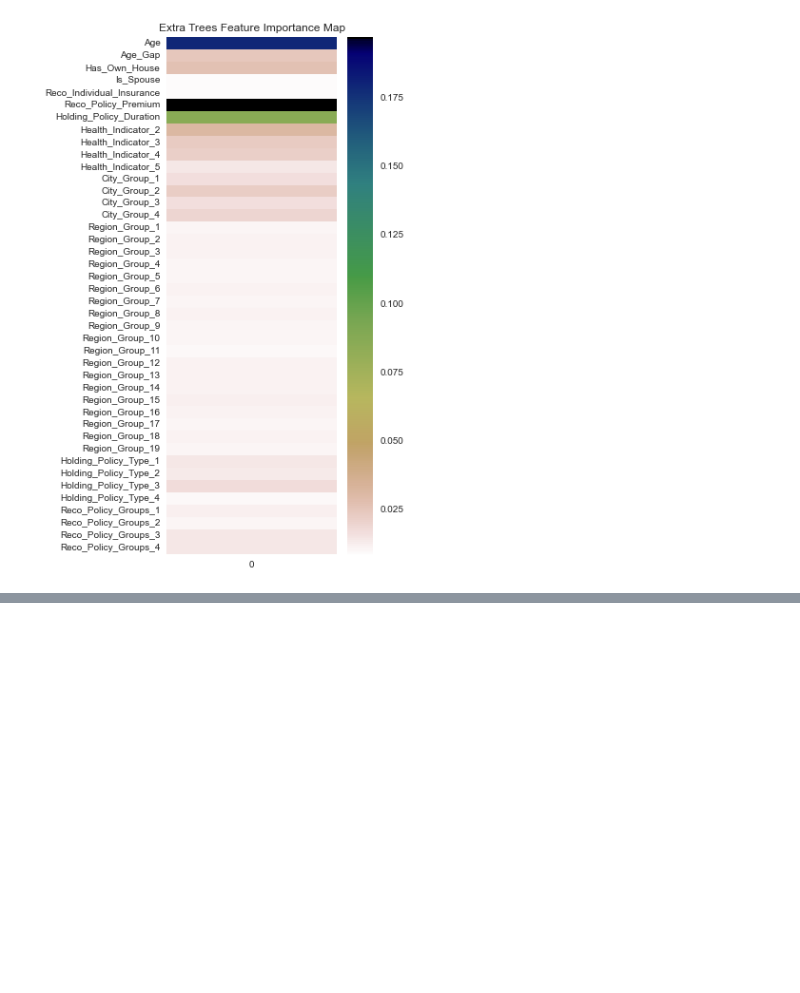
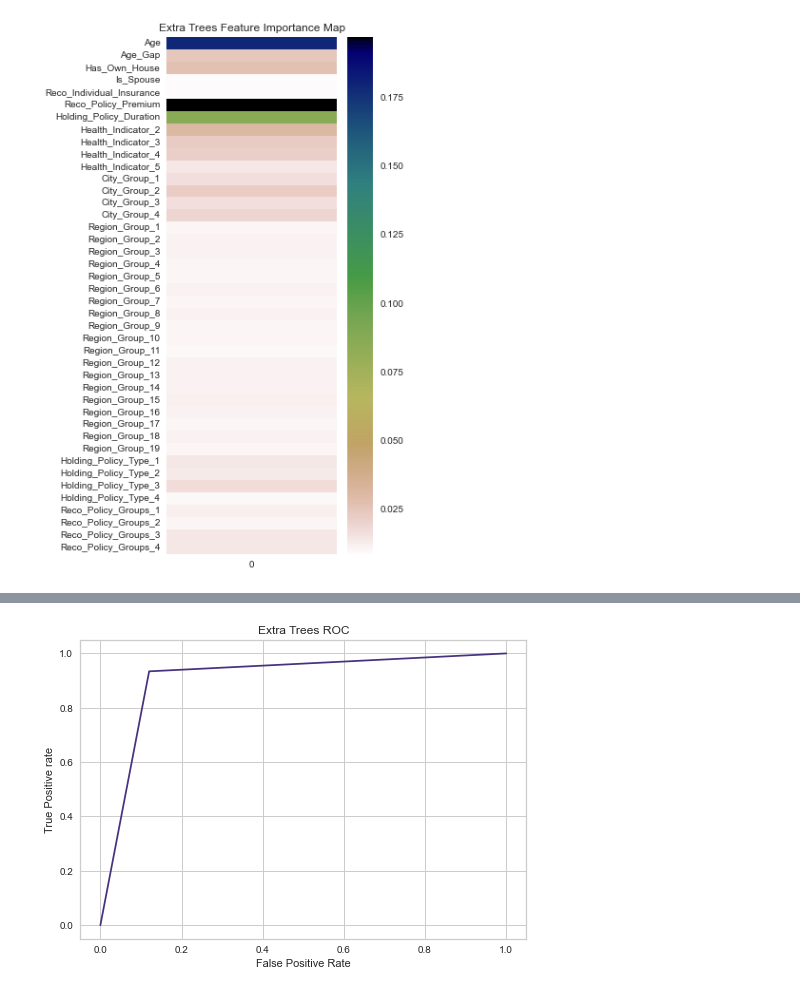
Before and after one commit to o-guilherme/IFSP-Proj-Sem2, a Jupyter notebook: SageMaker Models Training.ipynb, the cells around one changed output, grey strips where cells are left out. Cells and saved outputs as stored; diff of their text form; code cells hidden in the pictures; blank space fills up the shorter version.

```diff
--- a/SageMaker Models Training.ipynb
+++ b/SageMaker Models Training.ipynb
@@ -598,6 +599,3 @@ plt.figure(figsize = (4,10))
 sns.heatmap(feature_imp, annot=False, cmap='gist_earth_r').set(title='Extra Trees Feature Importance Map');
 # %% [output]
 [figure]
-# %%
-best_forest = RandomForestClassifier(max_depth=50, n_estimators=1000, n_jobs=-1,
-                       oob_score=True)
@@ -634,3 +615,0 @@ AttributeError: 'list' object has no attribute 'take'
-# %%
-best_forest = RandomForestClassifier(max_depth=50, n_estimators=1000, n_jobs=-1,
-                       oob_score=True)
@@ -654,4 +615,0 @@ X_train, X_test, y_train, y_test = train_test_split(X, y, test_size=0.2, random_
-# %%
-best_forest = AdaBoostClassifier(n_estimators=600, random_state=1216)
-# %%
-best_forest.fit(X_train, y_train);
@@ -664,0 +630,12 @@ FileNotFoundError: [Errno 2] No such file or directory: 's3://trabalho-ifsp-camp
+# %%
+#Getting ROC Graph
+X, y = df_splitter(datasets['oversampled+'])
+X_train, X_test, y_train, y_test = train_test_split(X, y, test_size=0.2, random_state=1216)
+y_pred = best_forest.predict(X_test)
+fpr, tpr, thresh = roc_curve(y_test, y_pred, pos_label=1)
+plt.plot(fpr, tpr, label='Random Forest ROC')
+plt.title('Extra Trees ROC')
+plt.xlabel('False Positive Rate')
+plt.ylabel('True Positive rate');
+# %% [output]
+[figure, added]
```
Also changed, not shown: parts of 20 cells of this notebook.
